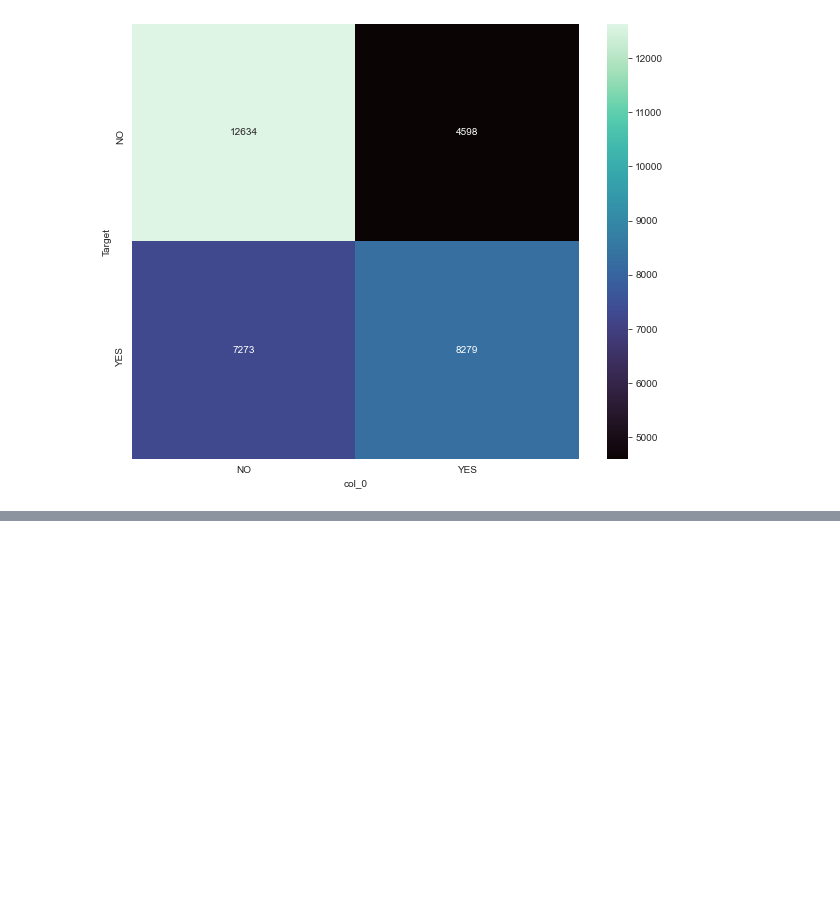
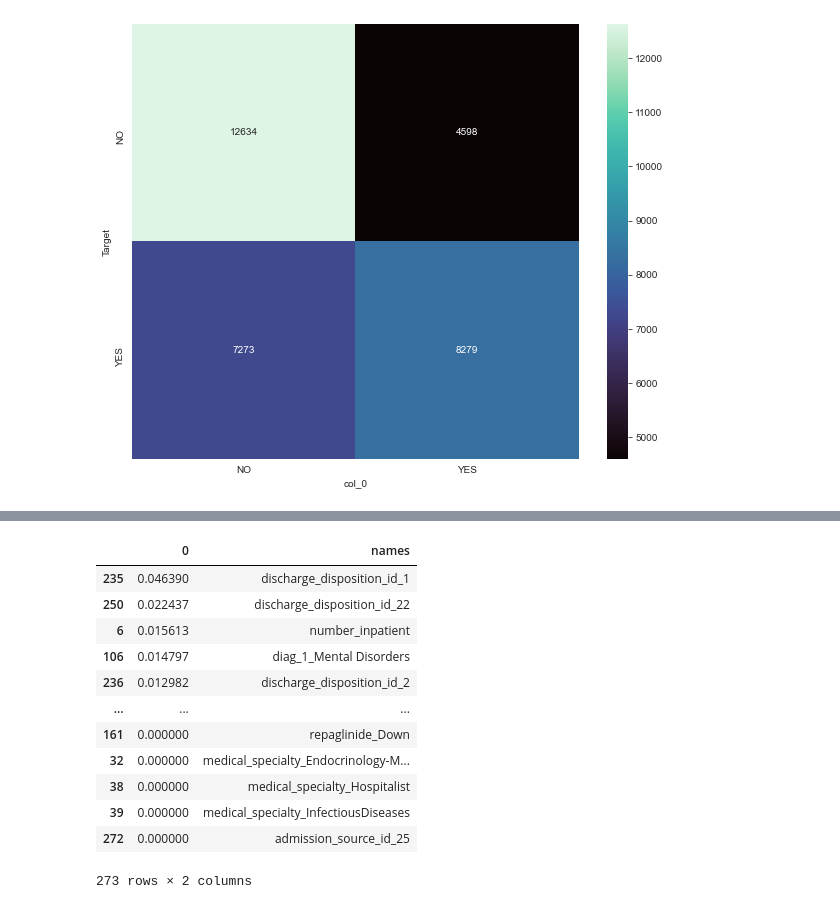
Before and after one commit to LaRitaDu12/python_hospital, a Jupyter notebook: XgboostSKlearn.ipynb, the cells around one changed output, grey strips where cells are left out. Cells and saved outputs as stored; diff of their text form; code cells hidden in the pictures; blank space fills up the shorter version.

```diff
--- a/XgboostSKlearn.ipynb
+++ b/XgboostSKlearn.ipynb
@@ -162,0 +252,22 @@ sns.heatmap(cf_matrix,annot=True,ax=ax,fmt='g',cmap="mako")
+# %%
+contrib=pd.DataFrame(xgb_model.feature_importances_)
+
+contrib["names"]=df.drop("Target",axis=1).columns
+
+#contrib.set_index('names').T
+# %%
+contrib.sort_values(by=[0],ascending=False)
+# %% [output]
+|  | 0 | names |
+| 235 | 0.046390 | discharge_disposition_id_1 |
+| 250 | 0.022437 | discharge_disposition_id_22 |
+| 6 | 0.015613 | number_inpatient |
+| 106 | 0.014797 | diag_1_Mental Disorders |
+| 236 | 0.012982 | discharge_disposition_id_2 |
+| ... | ... | ... |
+| 161 | 0.000000 | repaglinide_Down |
+| 32 | 0.000000 | medical_specialty_Endocrinology-M... |
+| 38 | 0.000000 | medical_specialty_Hospitalist |
+| 39 | 0.000000 | medical_specialty_InfectiousDiseases |
+| 272 | 0.000000 | admission_source_id_25 |
+273 rows × 2 columns
```
Also changed, not shown: parts of 22 cells of this notebook, 14 other files.
